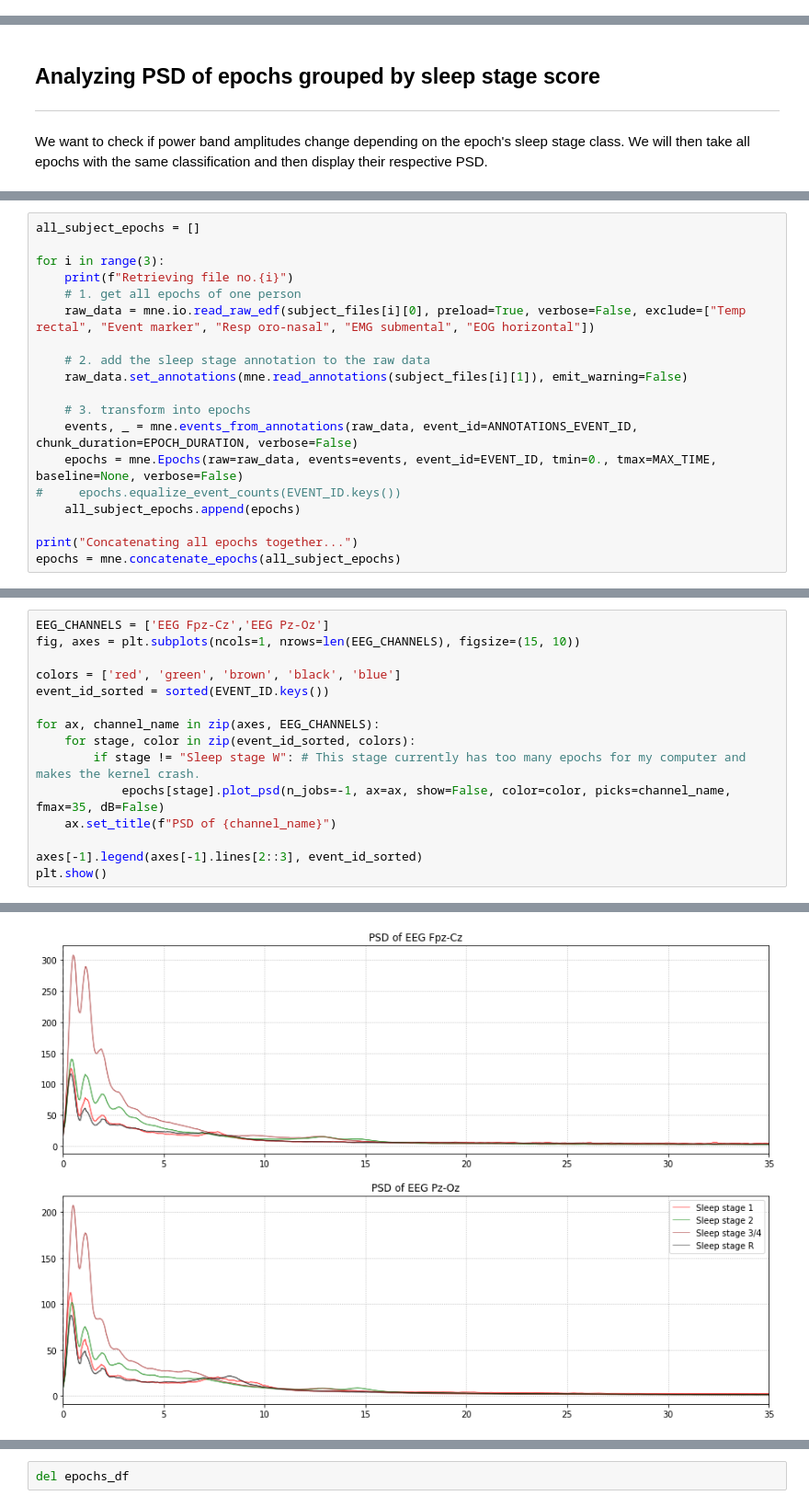
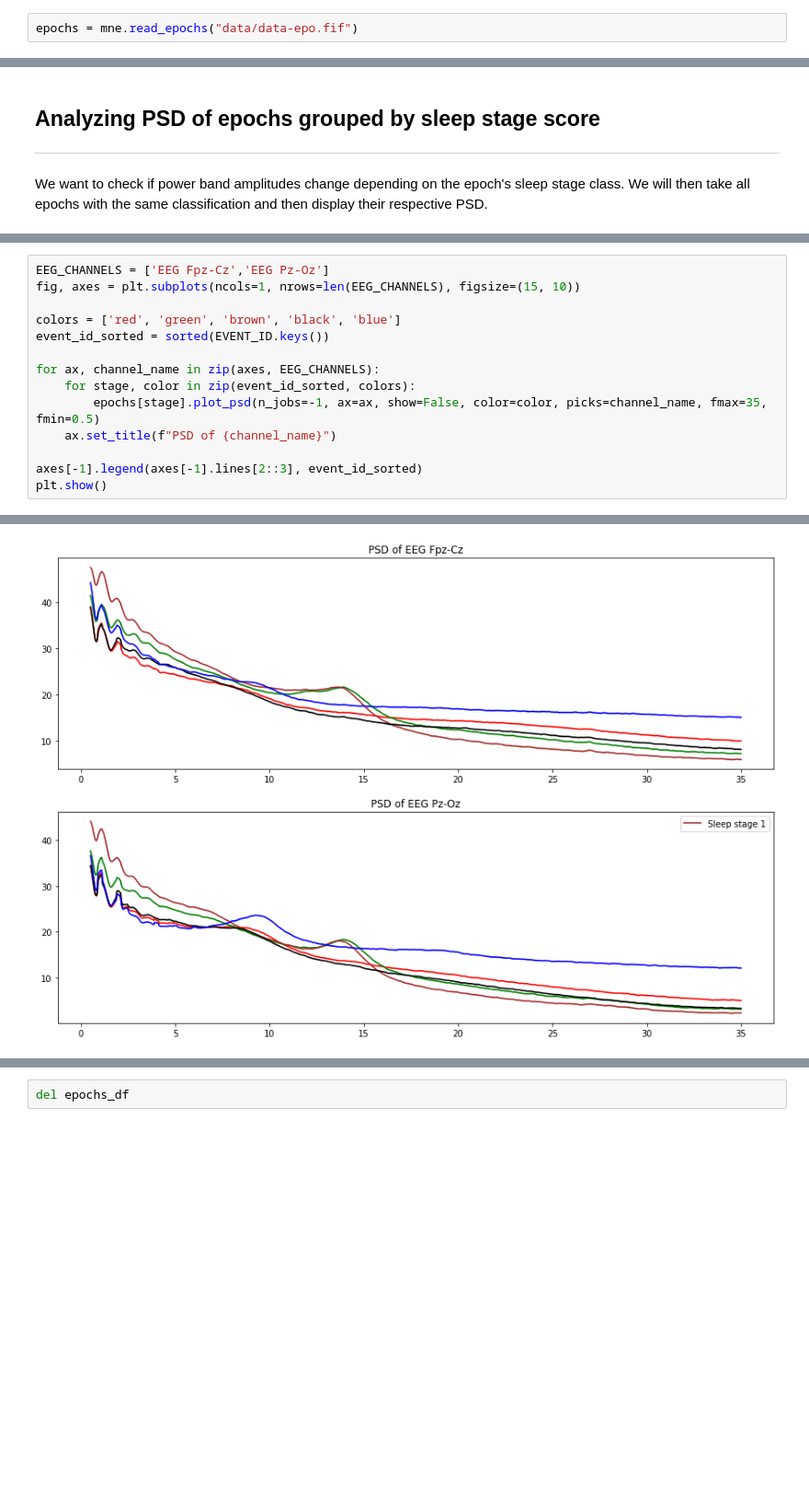
Before and after one commit to PolyCortex/polydodo, a Jupyter notebook: exploration.ipynb, the cells around one changed output, grey strips where cells are left out. Shown at 92% size. Drawn from its saved outputs; the diff is of its cells as text; blank space fills up the shorter version.

Commit message:
save epochs to .fif files

```diff
--- a/exploration.ipynb
+++ b/exploration.ipynb
@@ -147,0 +250,2 @@ raw_data.drop_channels(['Event marker'])
+# %%
+epochs = mne.read_epochs("data/data-epo.fif")
@@ -177,19 +275,0 @@ MAX_TIME = EPOCH_DURATION - 1. / SAMPLING_FREQ  # tmax in included
-# %%
-all_subject_epochs = []
-
-for i in range(3):
-    print(f"Retrieving file no.{i}")
-    # 1. get all epochs of one person
-    raw_data = mne.io.read_raw_edf(subject_files[i][0], preload=True, verbose=False, exclude=["Temp rectal", "Event marker", "Resp oro-nasal", "EMG submental", "EOG horizontal"])
-
-    # 2. add the sleep stage annotation to the raw data
-    raw_data.set_annotations(mne.read_annotations(subject_files[i][1]), emit_warning=False)
-
-    # 3. transform into epochs
-    events, _ = mne.events_from_annotations(raw_data, event_id=ANNOTATIONS_EVENT_ID, chunk_duration=EPOCH_DURATION, verbose=False)
-    epochs = mne.Epochs(raw=raw_data, events=events, event_id=EVENT_ID, tmin=0., tmax=MAX_TIME, baseline=None, verbose=False)
-#     epochs.equalize_event_counts(EVENT_ID.keys())
-    all_subject_epochs.append(epochs)
-
-print("Concatenating all epochs together...")
-epochs = mne.concatenate_epochs(all_subject_epochs)
@@ -216,8 +282,7 @@ event_id_sorted = sorted(EVENT_ID.keys())
 
 for ax, channel_name in zip(axes, EEG_CHANNELS):
     for stage, color in zip(event_id_sorted, colors):
-        if stage != "Sleep stage W": # This stage currently has too many epochs for my computer and makes the kernel crash.
-            epochs[stage].plot_psd(n_jobs=-1, ax=ax, show=False, color=color, picks=channel_name, fmax=35, dB=False)
+        epochs[stage].plot_psd(n_jobs=-1, ax=ax, show=False, color=color, picks=channel_name, fmax=35, fmin=0.5)
     ax.set_title(f"PSD of {channel_name}")
 
 axes[-1].legend(axes[-1].lines[2::3], event_id_sorted)
@@ -234,4 +301,4 @@ plt.show()
-[figure, old version]
+[figure, new version]
 # %%
 epochs_df = epochs.to_data_frame(long_format=True, picks="eeg")
 epochs_df.drop(columns='ch_type')
```
Also changed, not shown: parts of 29 cells of this notebook.
